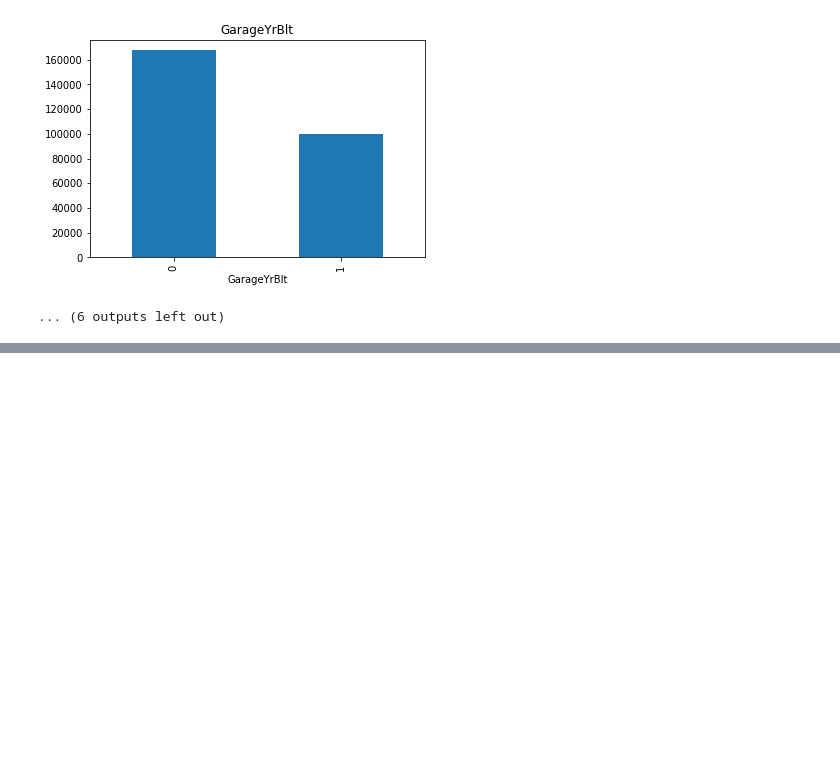
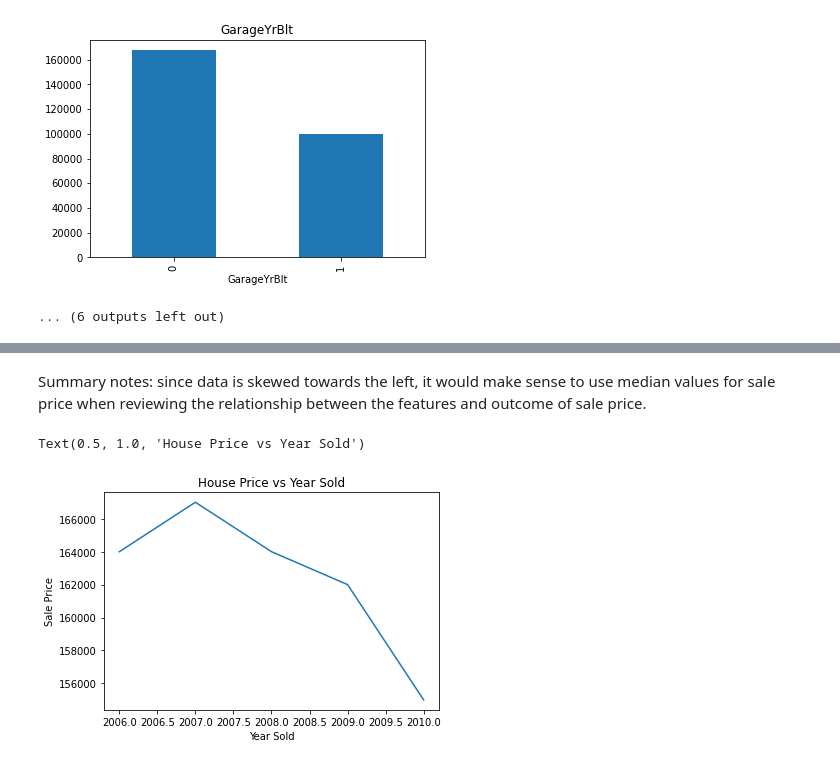
Before and after one commit to ammartin8/housing_price_prediction, a Jupyter notebook: housing_prediction_analysis_eda.ipynb, the cells around one changed output, grey strips where cells are left out. Cells and saved outputs as stored; diff of their text form; code cells hidden in the pictures; blank space fills up the shorter version.

Commit message:
Conducted exploratory analysis on missing vals, discrete, and year features

```diff
--- a/housing_prediction_analysis_eda.ipynb
+++ b/housing_prediction_analysis_eda.ipynb
@@ -104,0 +164,11 @@ for feature in feat_with_na:
+# %% [markdown]
+Summary notes: since data is skewed towards the left, it would make sense to use median values for sale price when reviewing the relationship between the features and outcome of sale price.
+# %%
+# Plotting year feature Year Sold values against sale price
+df_copy.groupby('YrSold')['SalePrice'].median().plot()
+plt.xlabel('Year Sold')
+plt.ylabel('Sale Price')
+plt.title('House Price vs Year Sold')
+# %% [output]
+Text(0.5, 1.0, 'House Price vs Year Sold')
+[figure, added]
```
Also changed, not shown: parts of 12 cells of this notebook.
